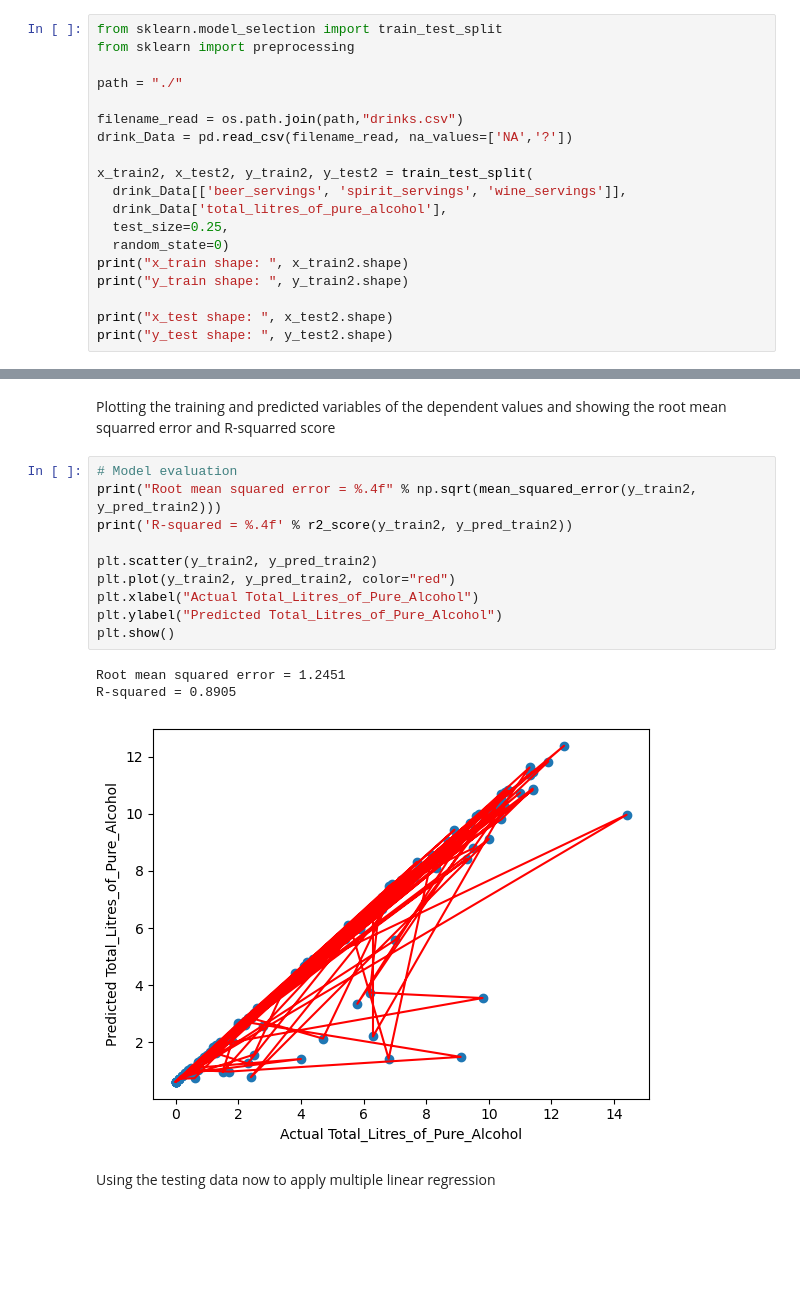
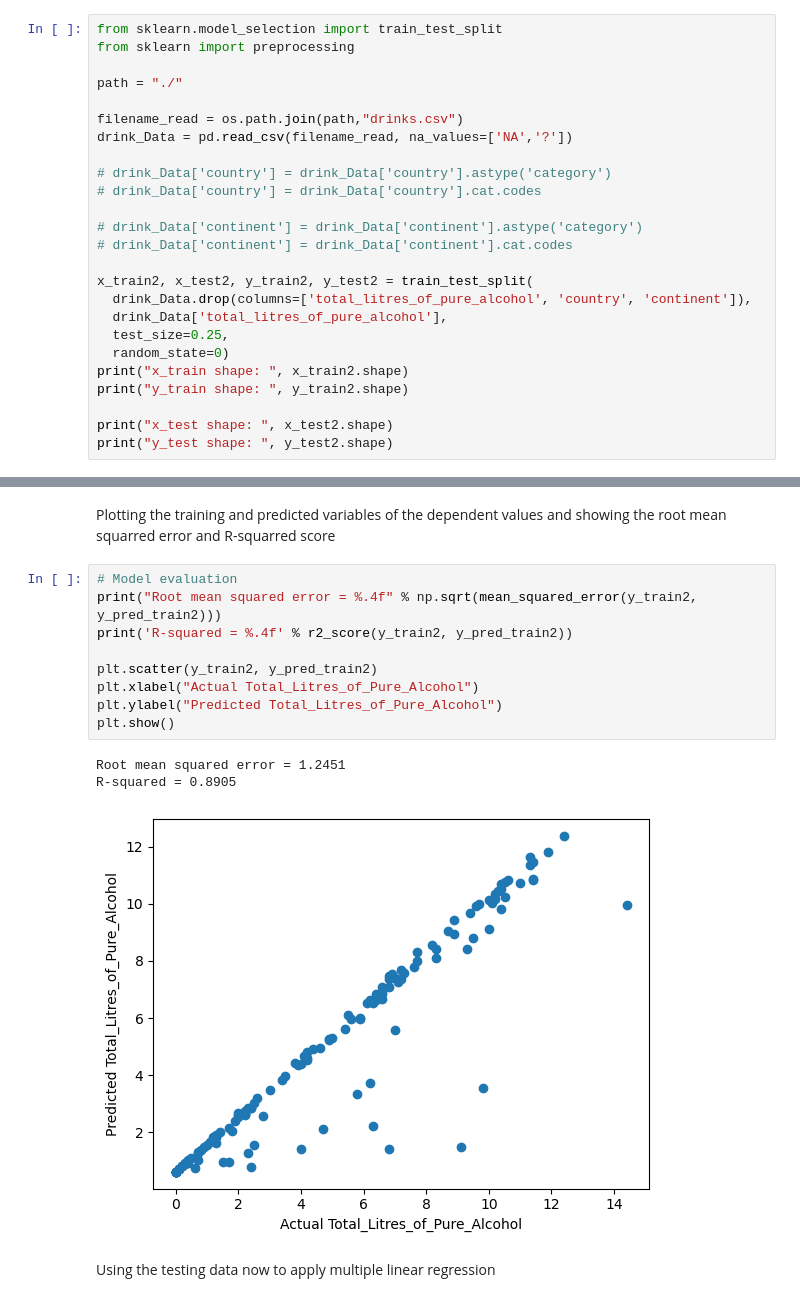
Before and after one commit to OtaSteven/CSC177_Proj, a Jupyter notebook: Linear_Regression/linear_regression.ipynb, the cells around one changed output, grey strips where cells are left out. Saved outputs shown, nothing was run; the diff lists cells and outputs as text; blank space fills up the shorter version.

```diff
--- a/Linear_Regression/linear_regression.ipynb
+++ b/Linear_Regression/linear_regression.ipynb
@@ -310,8 +321,14 @@ path = "./"
 filename_read = os.path.join(path,"drinks.csv")
 drink_Data = pd.read_csv(filename_read, na_values=['NA','?'])
 
+# drink_Data['country'] = drink_Data['country'].astype('category')
+# drink_Data['country'] = drink_Data['country'].cat.codes
+
+# drink_Data['continent'] = drink_Data['continent'].astype('category')
+# drink_Data['continent'] = drink_Data['continent'].cat.codes
+
 x_train2, x_test2, y_train2, y_test2 = train_test_split(
-  drink_Data[['beer_servings', 'spirit_servings', 'wine_servings']],
+  drink_Data.drop(columns=['total_litres_of_pure_alcohol', 'country', 'continent']),
   drink_Data['total_litres_of_pure_alcohol'],
   test_size=0.25,
   random_state=0)
@@ -383,17 +400,16 @@ Plotting the training and predicted variables of the dependent values and showin
 # %%
 # Model evaluation
 print("Root mean squared error = %.4f" % np.sqrt(mean_squared_error(y_train2, y_pred_train2)))
 print('R-squared = %.4f' % r2_score(y_train2, y_pred_train2))
 
 plt.scatter(y_train2, y_pred_train2)
-plt.plot(y_train2, y_pred_train2, color="red")
 plt.xlabel("Actual Total_Litres_of_Pure_Alcohol")
 plt.ylabel("Predicted Total_Litres_of_Pure_Alcohol")
 plt.show()
 # %% [output]
 Root mean squared error = 1.2451
 R-squared = 0.8905
-[figure, old version]
+[figure, new version]
 # %% [markdown]
 Using the testing data now to apply multiple linear regression
 # %%
```
Also changed, not shown: parts of 25 cells of this notebook.
